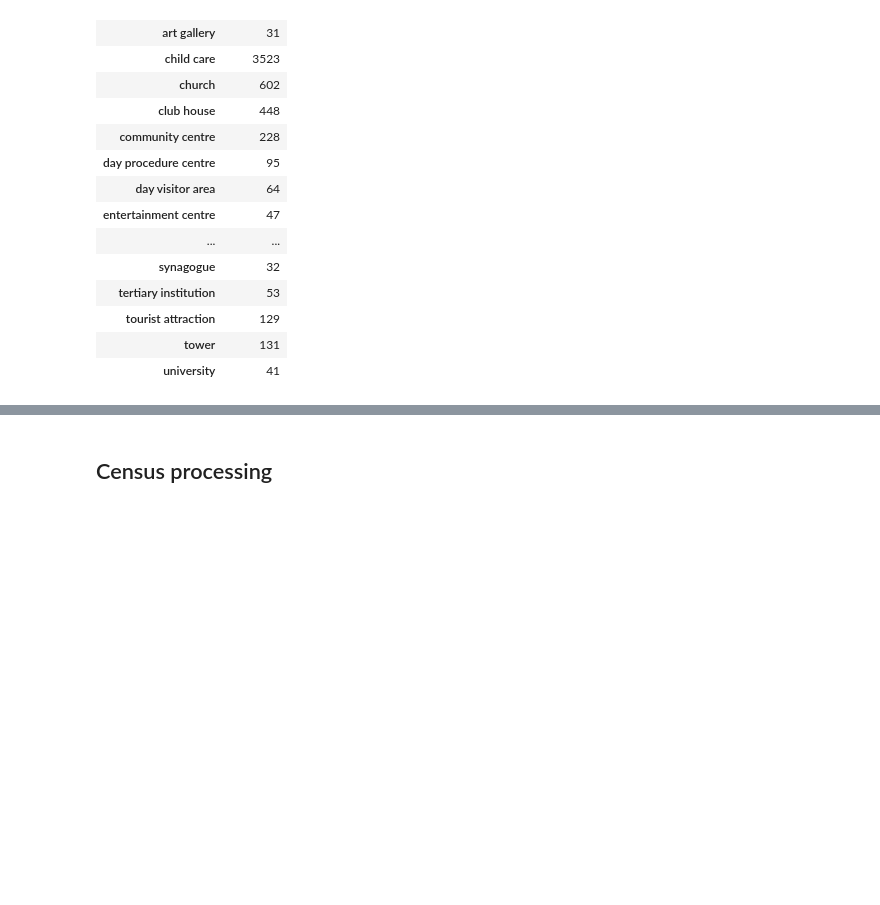
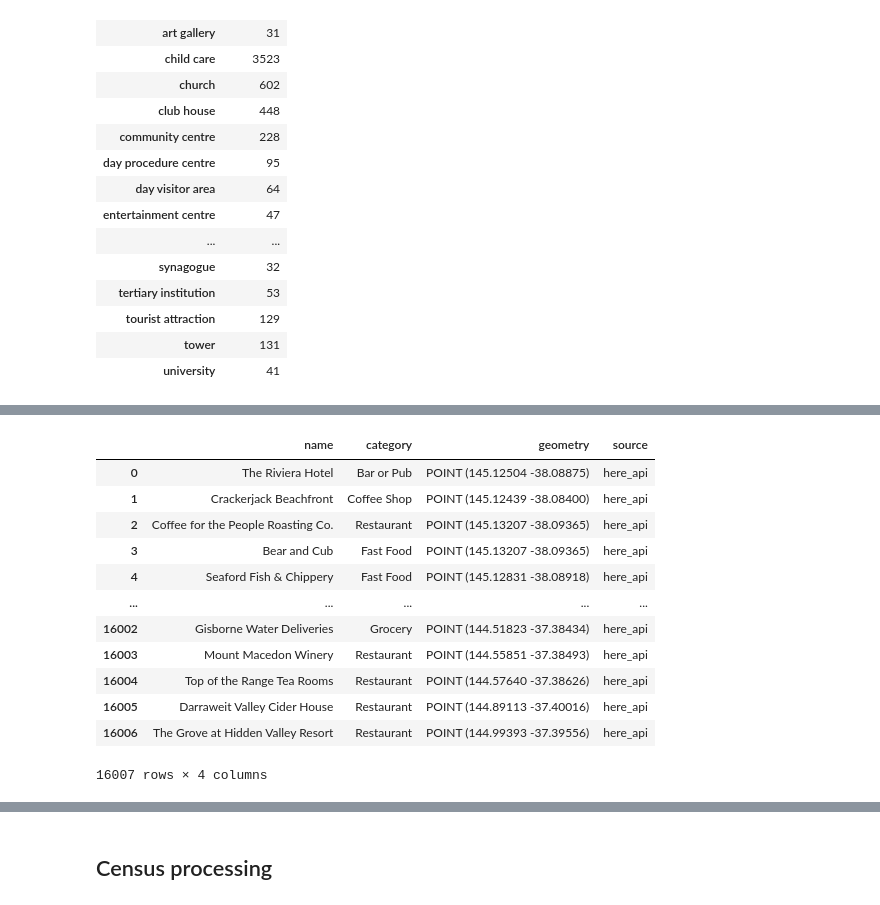
Before and after one commit to tpisel/walkability, a Jupyter notebook: data_ingestion.ipynb, the cells around one changed output, grey strips where cells are left out. Drawn from its saved outputs; the diff is of its cells as text; code cells hidden in the pictures; blank space fills up the shorter version.

```diff
--- a/data_ingestion.ipynb
+++ b/data_ingestion.ipynb
@@ -342,0 +401,38 @@ cleaned_vicmap_gdf[['category','geometry']].groupby('category').count()
+# %%
+
+import time
+
+counter = 0
+
+for index, row in grid_gdf.iterrows():
+
+    if(index in empty_cell_index): continue
+    if(index in downloaded_cell_index): continue
+
+    centroid = row['geometry'].centroid
+    minx, miny, maxx, maxy = row['geometry'].bounds
+
+    params = {
+        'apiKey': keys['here'],
+        'categories': here_categories,
+        'at':[centroid.y,centroid.x],
+        'in':f"bbox:{minx},{miny},{maxx},{maxy}",
+        'limit':100
+    }
+
+    # print(get_data_from_api('https://browse.search.hereapi.com/v1/browse',params, dry=True))
+
+    fname = f'data/rawjson/cell_{index}.json'
+    response = get_data_from_api('https://browse.search.hereapi.com/v1/browse',params, save_file=fname)
+
+    if len(response['items'])>0:
+        responses.append(response)
+        counter = counter+1
+        downloaded_cell_index.append(index)
+        print(f'Found data in cell {index} of {len(grid_gdf)}, downloaded this run: {counter}')
+    else:
+        empty_cell_index.append(index)
+
+    time.sleep(1)
+
+    # if counter>100: break
@@ -342,0 +528,21 @@ cleaned_vicmap_gdf[['category','geometry']].groupby('category').count()
+# %%
+here_df_prep = here_df.reset_index()[['id', 'name', 'category','coords_for_point']]
+here_df_prep['geometry']=here_df_prep['coords_for_point'].apply(create_point_geometry)
+here_df_prep['source']='here_api'
+here_df_prep.drop(columns=['coords_for_point','id'], inplace = True) # we've checked no duplicate locations
+here_gdf = gpd.GeoDataFrame(here_df_prep, geometry='geometry')
+here_gdf.set_crs(epsg=7844, inplace=True)
+# %% [output]
+|  | name | category | geometry | source |
+| 0 | The Riviera Hotel | Bar or Pub | POINT (145.12504 -38.08875) | here_api |
+| 1 | Crackerjack Beachfront | Coffee Shop | POINT (145.12439 -38.08400) | here_api |
+| 2 | Coffee for the People Roasting Co. | Restaurant | POINT (145.13207 -38.09365) | here_api |
+| 3 | Bear and Cub | Fast Food | POINT (145.13207 -38.09365) | here_api |
+| 4 | Seaford Fish & Chippery | Fast Food | POINT (145.12831 -38.08918) | here_api |
+| ... | ... | ... | ... | ... |
+| 16002 | Gisborne Water Deliveries | Grocery | POINT (144.51823 -37.38434) | here_api |
+| 16003 | Mount Macedon Winery | Restaurant | POINT (144.55851 -37.38493) | here_api |
+| 16004 | Top of the Range Tea Rooms | Restaurant | POINT (144.57640 -37.38626) | here_api |
+| 16005 | Darraweit Valley Cider House | Restaurant | POINT (144.89113 -37.40016) | here_api |
+| 16006 | The Grove at Hidden Valley Resort | Restaurant | POINT (144.99393 -37.39556) | here_api |
+16007 rows × 4 columns
```
Also changed, not shown: parts of 25 cells of this notebook, 10 other files.
